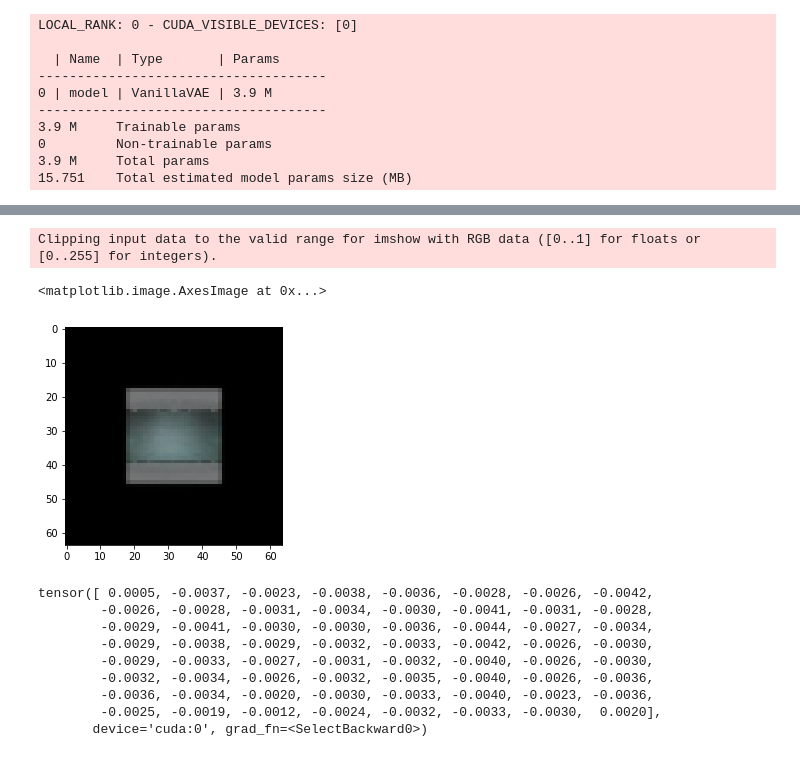
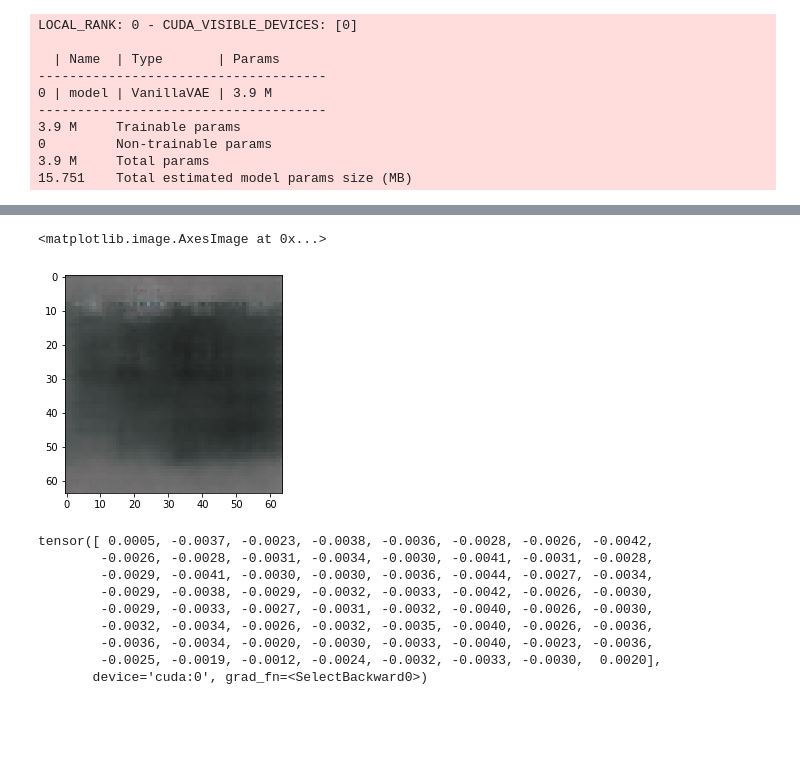
Before and after one commit to Jakob-98/wild, a Jupyter notebook: models/VAE/VAE_BASE.ipynb, the cells around one changed output, grey strips where cells are left out. Saved outputs shown, nothing was run; the diff lists cells and outputs as text; code cells hidden in the pictures; blank space fills up the shorter version.

```diff
--- a/models/VAE/VAE_BASE.ipynb
+++ b/models/VAE/VAE_BASE.ipynb
@@ -530,4 +530,5 @@ LOCAL_RANK: 0 - CUDA_VISIBLE_DEVICES: [0]
 3.9 M     Total params
 15.751    Total estimated model params size (MB)
 # %%
-res = model.forward(next(iter(datamodule.train_dataloader()))[0].to('cuda'))
+inp = next(iter(datamodule.train_dataloader()))[0]
+res = model.forward(inp.to('cuda'))
@@ -534,9 +540,8 @@ res = model.forward(next(iter(datamodule.train_dataloader()))[0].to('cuda'))
 # %%
-plt.imshow(res[0][0].cpu().permute(1,2,0).detach().numpy())
+plt.imshow(res[0][7].cpu().permute(1,2,0).detach().numpy())
 # %% [output]
-Clipping input data to the valid range for imshow with RGB data ([0..1] for floats or [0..255] for integers).
+<matplotlib.image.AxesImage at 0x...>
-<matplotlib.image.AxesImage at 0x...>
-[figure, old version]
+[figure, new version]
 # %%
 img = res[0][0].cpu().permute(1,2,0).detach().numpy()
 # %%
```
Also changed, not shown: parts of 1 cell of this notebook.
